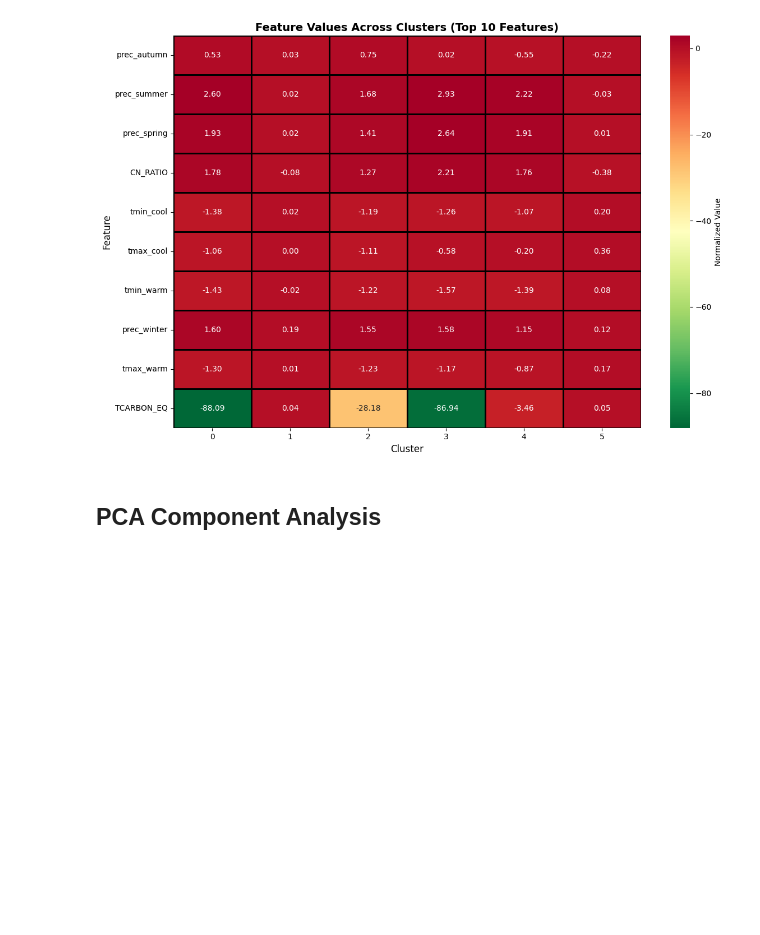
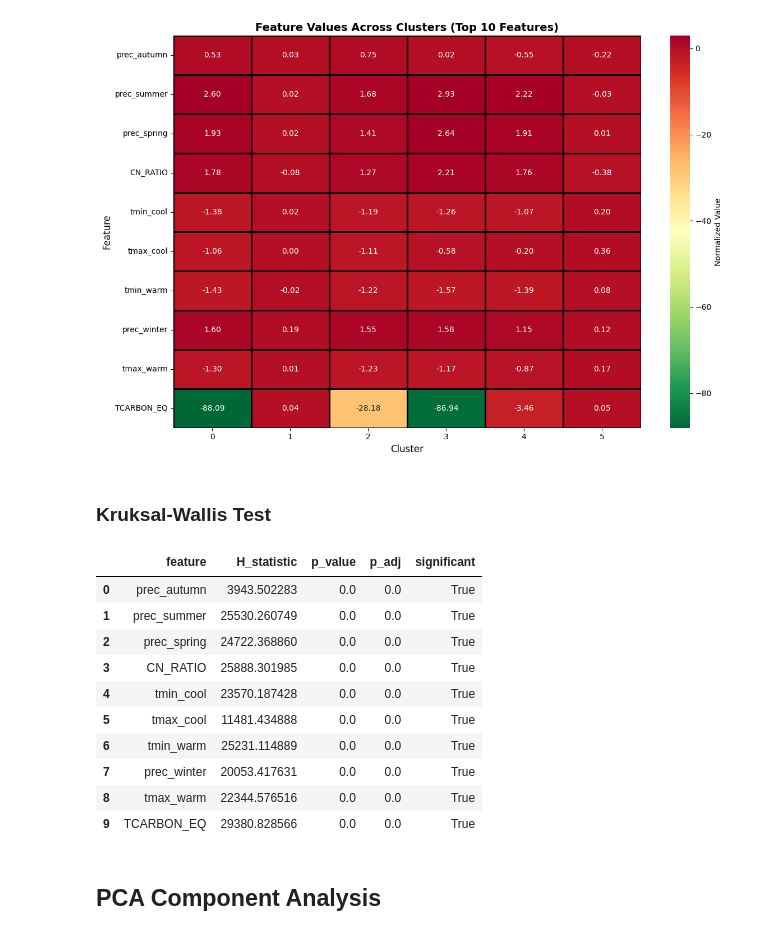
Before and after one commit to b-fatma/S2I-DM, a Jupyter notebook: src/6_unsupervised/kmeans.ipynb, the cells around one changed output. Drawn from its saved outputs; the diff is of its cells as text; code cells hidden in the pictures; blank space fills up the shorter version.

Commit message:
added kruksal-wallis test

```diff
--- a/src/6_unsupervised/kmeans.ipynb
+++ b/src/6_unsupervised/kmeans.ipynb
@@ -671,6 +671,49 @@ plt.tight_layout()
 plt.show()
 # %% [output]
 [figure]
+# %% [markdown]
+### Kruksal-Wallis Test
+# %%
+from scipy.stats import kruskal
+from statsmodels.stats.multitest import multipletests
+import pandas as pd
+
+significance_results = []
+
+clusters = sorted(df_analysis['cluster'].unique())
+
+for feature in top_features:
+    groups = [
+        df_analysis[df_analysis['cluster'] == c][feature].values
+        for c in clusters
+    ]
+
+    stat, p = kruskal(*groups)
+    significance_results.append({
+        'feature': feature,
+        'H_statistic': stat,
+        'p_value': p
+    })
+
+sig_df = pd.DataFrame(significance_results)
+
+# Multiple testing correction (Benjamini–Hochberg FDR)
+sig_df['p_adj'] = multipletests(sig_df['p_value'], method='fdr_bh')[1]
+sig_df['significant'] = sig_df['p_adj'] < 0.05
+
+sig_df.sort_values('p_adj')
+# %% [output]
+|  | feature | H_statistic | p_value | p_adj | significant |
+| 0 | prec_autumn | 3943.502283 | 0.0 | 0.0 | True |
+| 1 | prec_summer | 25530.260749 | 0.0 | 0.0 | True |
+| 2 | prec_spring | 24722.368860 | 0.0 | 0.0 | True |
+| 3 | CN_RATIO | 25888.301985 | 0.0 | 0.0 | True |
+| 4 | tmin_cool | 23570.187428 | 0.0 | 0.0 | True |
+| 5 | tmax_cool | 11481.434888 | 0.0 | 0.0 | True |
+| 6 | tmin_warm | 25231.114889 | 0.0 | 0.0 | True |
+| 7 | prec_winter | 20053.417631 | 0.0 | 0.0 | True |
+| 8 | tmax_warm | 22344.576516 | 0.0 | 0.0 | True |
+| 9 | TCARBON_EQ | 29380.828566 | 0.0 | 0.0 | True |
 # %% [markdown]
 ## PCA Component Analysis
 # %%
```
